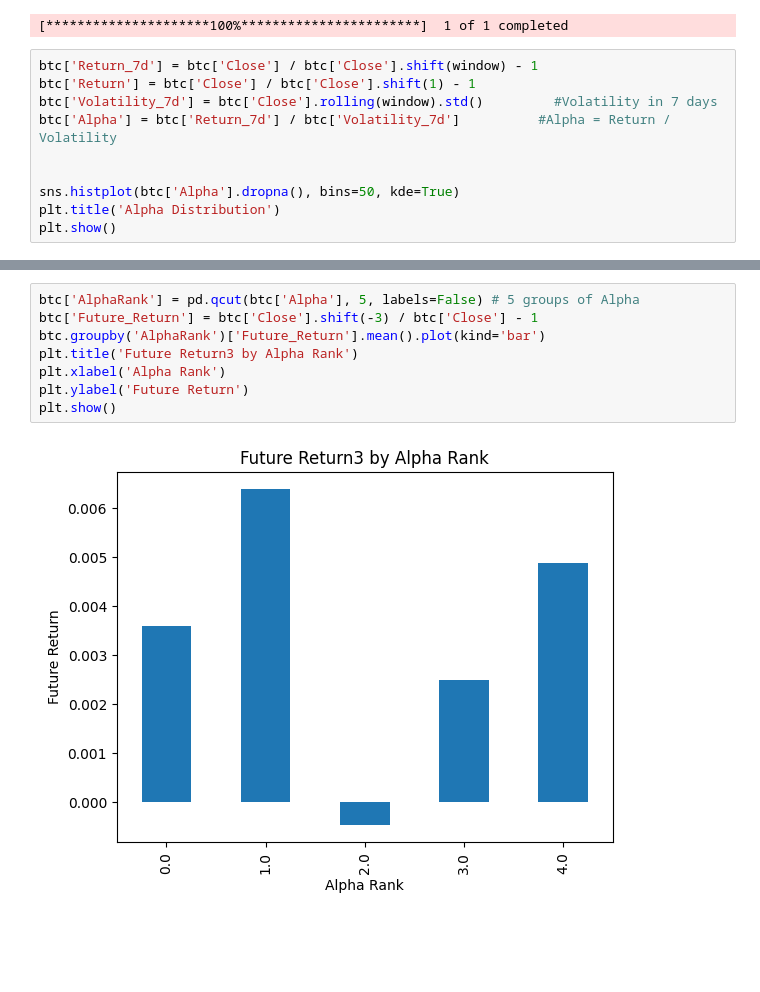
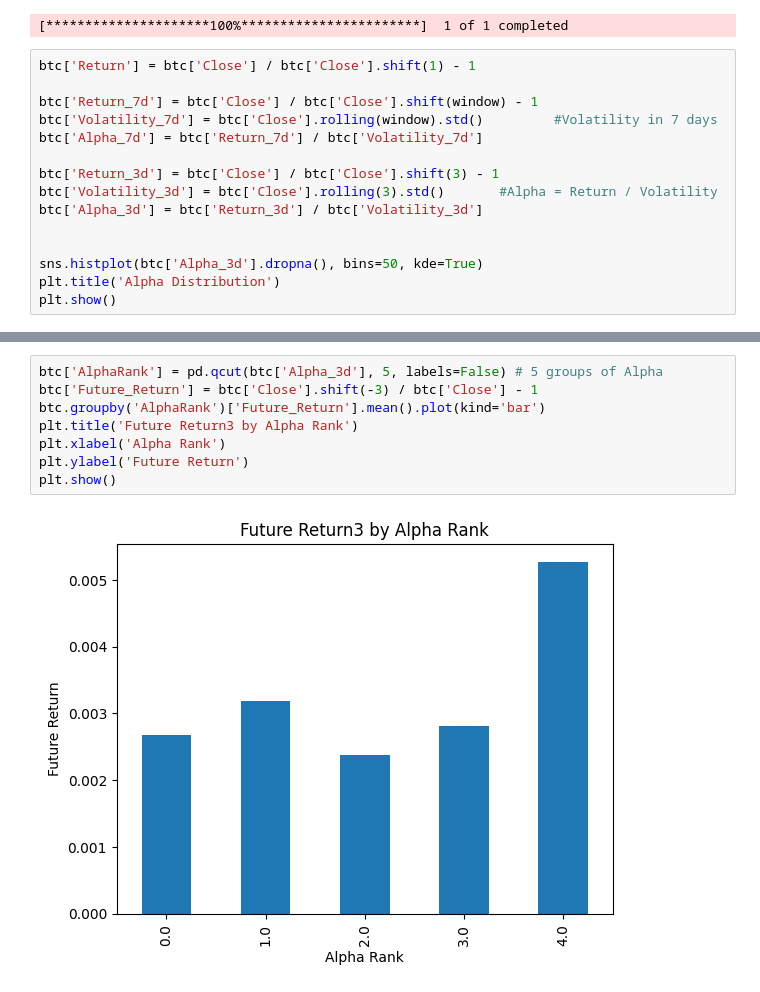
Before and after one commit to MetoMatt/Quant, a Jupyter notebook: AlphaRV.ipynb, the cells around one changed output, grey strips where cells are left out. Saved outputs shown, nothing was run; the diff lists cells and outputs as text; blank space fills up the shorter version.

Commit message:
Remove Alpha.py and update AlphaRV.ipynb

```diff
--- a/AlphaRV.ipynb
+++ b/AlphaRV.ipynb
@@ -15,13 +15,18 @@ btc = btc.dropna()
 # %% [output]
 [*********************100%***********************]  1 of 1 completed
 # %%
+btc['Return'] = btc['Close'] / btc['Close'].shift(1) - 1
+
 btc['Return_7d'] = btc['Close'] / btc['Close'].shift(window) - 1
-btc['Return'] = btc['Close'] / btc['Close'].shift(1) - 1
 btc['Volatility_7d'] = btc['Close'].rolling(window).std()         #Volatility in 7 days
-btc['Alpha'] = btc['Return_7d'] / btc['Volatility_7d']          #Alpha = Return / Volatility
+btc['Alpha_7d'] = btc['Return_7d'] / btc['Volatility_7d']
+
+btc['Return_3d'] = btc['Close'] / btc['Close'].shift(3) - 1
+btc['Volatility_3d'] = btc['Close'].rolling(3).std()       #Alpha = Return / Volatility
+btc['Alpha_3d'] = btc['Return_3d'] / btc['Volatility_3d']
 
 
-sns.histplot(btc['Alpha'].dropna(), bins=50, kde=True)
+sns.histplot(btc['Alpha_3d'].dropna(), bins=50, kde=True)
 plt.title('Alpha Distribution')
 plt.show()
 # %% [output]
@@ -29,12 +34,12 @@ plt.show()
 # %%
-btc['AlphaRank'] = pd.qcut(btc['Alpha'], 5, labels=False) # 5 groups of Alpha
+btc['AlphaRank'] = pd.qcut(btc['Alpha_3d'], 5, labels=False) # 5 groups of Alpha
 btc['Future_Return'] = btc['Close'].shift(-3) / btc['Close'] - 1
 btc.groupby('AlphaRank')['Future_Return'].mean().plot(kind='bar')
 plt.title('Future Return3 by Alpha Rank')
 plt.xlabel('Alpha Rank')
 plt.ylabel('Future Return')
 plt.show()
 # %% [output]
-[figure, old version]
+[figure, new version]
 # %%
 btc['Signal'] = 0
```
Also changed, not shown: parts of 3 cells of this notebook, 1 other file.
